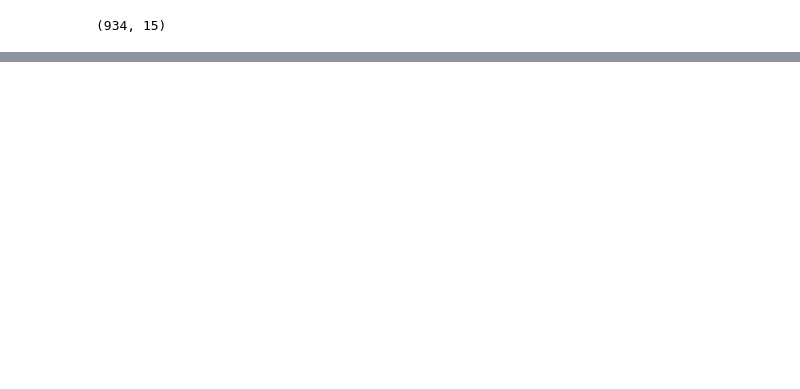
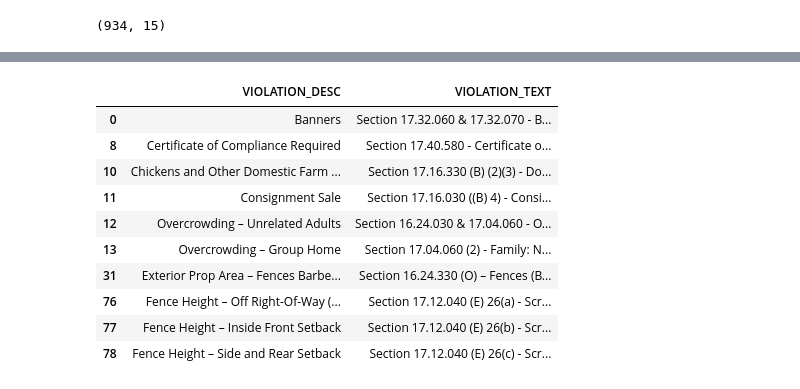
Before and after one commit to shrutijalewar/data-question-2-xtreme-united, a Jupyter notebook: Violation_codes.ipynb, the cells around one changed output, grey strips where cells are left out. Cells and saved outputs as stored; diff of their text form; code cells hidden in the pictures; blank space fills up the shorter version.

```diff
--- a/Violation_codes.ipynb
+++ b/Violation_codes.ipynb
@@ -70,0 +73,6 @@ Name: VIOLATION_ID, dtype: object
+# %%
+violation_sub = violation_xl.drop(['VIOLATION_TYPE','REMEDIAL_TEXT','EXPIRED_FLAG', 'DATE_EXPIRED',  'CREATED_BY','TABLE_NAME','DATE_CREATED','ORG_ID','MODIFIED_BY', 'DATE_MODIFIED','FEE_SETUP_ID','Unnamed: 14'], 1)
+violation_sub.set_index('VIOLATION_ID')
+violation_sub2 = violation_sub.drop('VIOLATION_ID',1)
+#violation_sub2.head(10)
+#violation_sub.head(10)
@@ -70,0 +144,16 @@ Name: VIOLATION_ID, dtype: object
+# %%
+bool17 = violation_sub2['VIOLATION_TEXT'].str.contains(str('17.\d{1,3}.\d{,3}'))
+viol17_df = violation_sub2[bool17== True]
+viol17_df.head(10)
+# %% [output]
+|  | VIOLATION_DESC | VIOLATION_TEXT |
+| 0 | Banners | Section 17.32.060 & 17.32.070 - B... |
+| 8 | Certificate of Compliance Required | Section 17.40.580 - Certificate o... |
+| 10 | Chickens and Other Domestic Farm ... | Section 17.16.330 (B) (2)(3) - Do... |
+| 11 | Consignment Sale | Section 17.16.030 ((B) 4) - Consi... |
+| 12 | Overcrowding – Unrelated Adults | Section 16.24.030 & 17.04.060 - O... |
+| 13 | Overcrowding – Group Home | Section 17.04.060 (2) - Family: N... |
+| 31 | Exterior Prop Area – Fences Barbe... | Section 16.24.330 (O) – Fences (B... |
+| 76 | Fence Height – Off Right-Of-Way (... | Section 17.12.040 (E) 26(a) - Scr... |
+| 77 | Fence Height – Inside Front Setback | Section 17.12.040 (E) 26(b) - Scr... |
+| 78 | Fence Height – Side and Rear Setback | Section 17.12.040 (E) 26(c) - Scr... |
```
Also changed, not shown: parts of 27 cells of this notebook, 3 other files.
